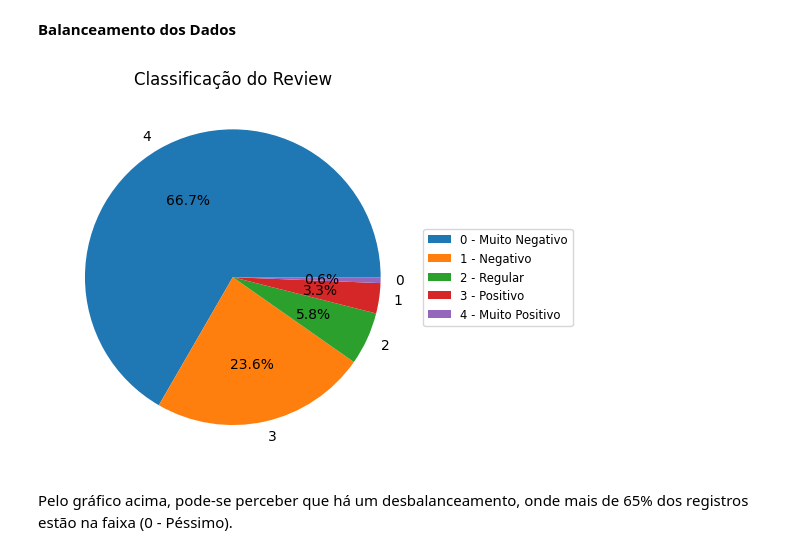
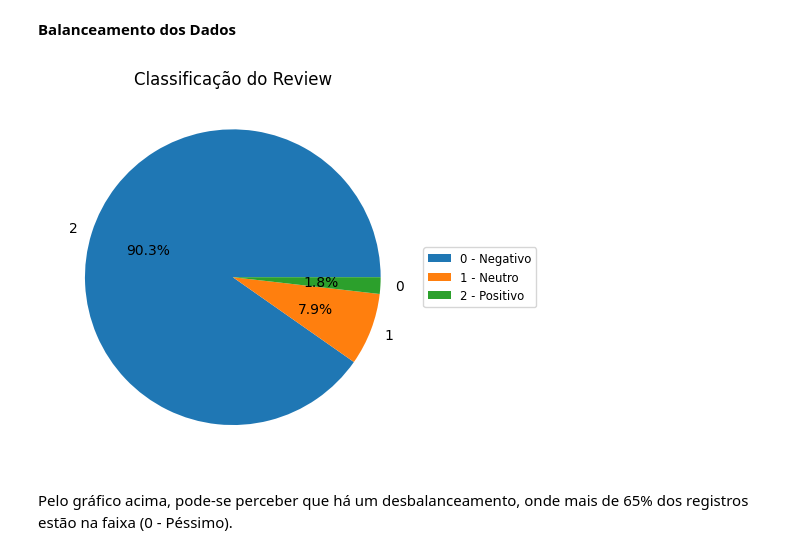
Before and after one commit to higordevellard/hotel_sentiment_analysis, a Jupyter notebook: NLP_Hotel_Reviews.ipynb, the cells around one changed output. Drawn from its saved outputs; the diff is of its cells as text; code cells hidden in the pictures.

```diff
--- a/NLP_Hotel_Reviews.ipynb
+++ b/NLP_Hotel_Reviews.ipynb
@@ -268,31 +268,23 @@ dataset.head()
 Considerando que no atributo "Reviewer_Score" é dada uma nota ao hotel, será dado uma classificação para cada faixa de nota.
 # %%
 def assign_value(x):
-    if x < 3:
+    if x < 4:
         return 0
-    elif x >= 3 and x < 5:
+    elif x >= 4 and x < 6:
         return 1
-    elif x >= 5 and x < 6:
+    elif x >= 6:
         return 2
-    elif x >= 6 and x < 8:
-        return 3
-    else:
-        return 4
 
 dataset["review_classification"] = dataset["Reviewer_Score"].apply(assign_value)
 # %%
 # label to name
 def label2name(x):
     if x == 0:
-        return "Muito Negativo"
+        return "Negativo"
     if x == 1:
-        return "Negativo"
+        return "Neutro"
     if x == 2:
-        return "Neutro"
-    if x == 3:
         return "Positivo"
-    if x == 4:
-        return "Muito Positivo"
 # %%
 dataset_2 = dataset[["review", "Average_Score", "review_classification"]]
 dataset_2["label_name"] = dataset_2["review_classification"].apply(lambda x: label2name(x))
@@ -320,31 +312,29 @@ dataset_2.head()
 # %%
 # Obtendo a contagem dos valores únicos do atributo "Tipo_de_Curto_Circuito"
 contagem_valores = dataset_2['review_classification'].value_counts()
 
 # Obtendo os valores únicos e suas respectivas contagens
 valores_unicos = contagem_valores.index
 contagens = contagem_valores.values
 
 # Definindo as descrições correspondentes a cada valor único
-descricoes = ['0 - Muito Negativo',
-              '1 - Negativo',
-              '2 - Regular',
-              '3 - Positivo',
-              '4 - Muito Positivo']
+descricoes = ['0 - Negativo',
+              '1 - Neutro',
+              '2 - Positivo']
 
 # Plotando o gráfico de pizza com porcentagem
 plt.pie(contagens, labels=valores_unicos, autopct='%1.1f%%')
 
 # Adicionando a legenda personalizada ao lado do gráfico
 plt.legend(descricoes, loc='center left', bbox_to_anchor=(1, 0.5), fontsize='small')
 
 # Definindo o título do gráfico
 plt.title('Classificação do Review')
 
 # Exibindo o gráfico
 plt.show()
 # %% [output]
-[figure, old version]
+[figure, new version]
 # %% [markdown]
 Pelo gráfico acima, pode-se perceber que há um desbalanceamento, onde mais de 65% dos registros estão na faixa (0 - Péssimo).
 # %% [markdown]
```
Also changed, not shown: parts of 24 cells of this notebook.
